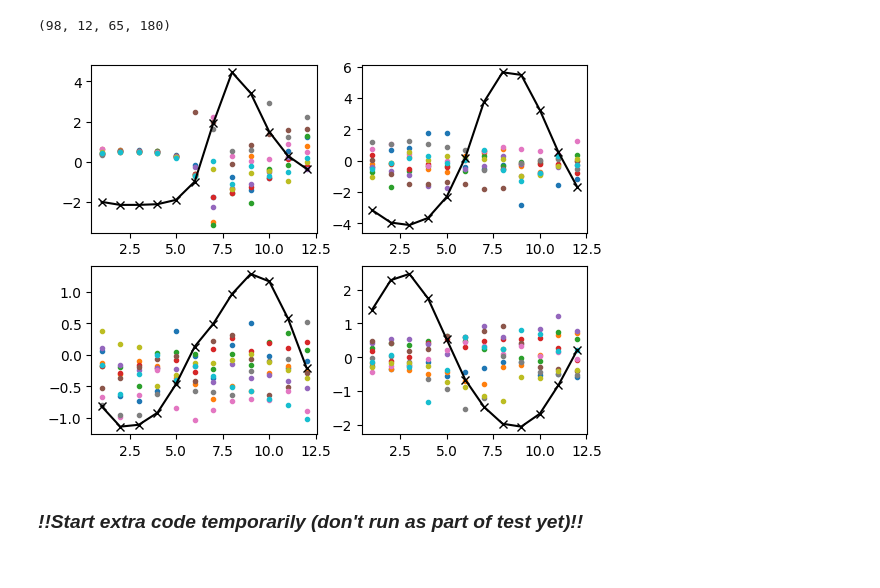
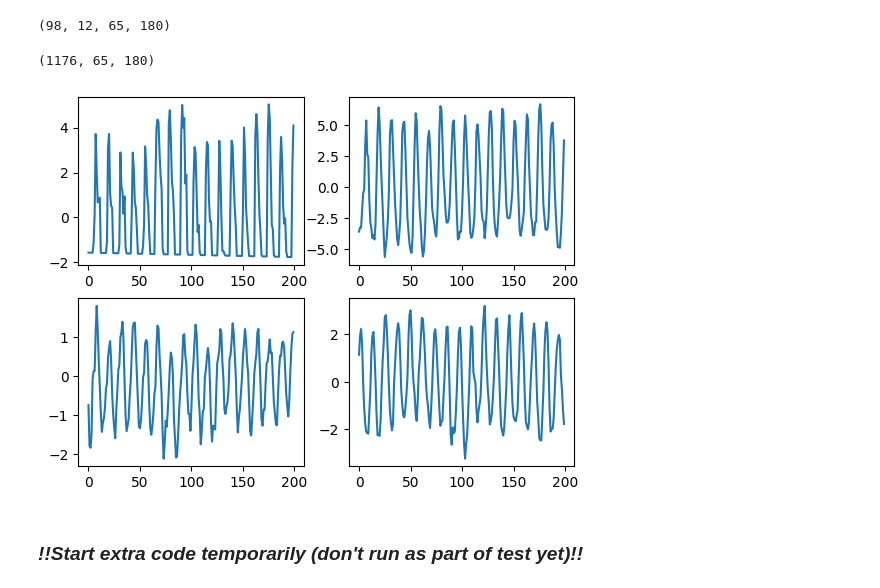
Before and after one commit to DeanHenze/Dask-with-cloud, a Jupyter notebook: examples/eof_ersst.ipynb, the cells around one changed output. Saved outputs shown, nothing was run; the diff lists cells and outputs as text; code cells hidden in the pictures.

```diff
--- a/examples/eof_ersst.ipynb
+++ b/examples/eof_ersst.ipynb
@@ -263,17 +238,30 @@ sst_detrend.shape
 # %% [output]
 (98, 12, 65, 180)
 # %%
-# Test plot of seasonal cycle and its subtraction at several gridpoint locations:
-fig3, axes3 = plt.subplots(2, 2)
+# # Test plot of seasonal cycle and its subtraction at several gridpoint locations:
+# fig3, axes3 = plt.subplots(2, 2)
 
-for ax, ii in zip(axes3.flatten(), idx_seasonaltest):
-    ax.plot(xdummy, sst_seasonal[:, *ii], color='k', marker='x')
-    for j in range(10): # Plot seasonal cycle for first 10 years
-        ax.scatter(xdummy, sst_detrend[j, :, *ii], marker='.')
+# for ax, ii in zip(axes3.flatten(), idx_seasonaltest):
+#     ax.plot(xdummy, sst_seasonal[:, *ii], color='k', marker='x')
+#     for j in range(10): # Plot seasonal cycle for first 10 years
+#         ax.scatter(xdummy, sst_detrend[j, :, *ii], marker='.')
-# %% [output]
-[figure, removed]
 # %%
 sst_detrend = sst_detrend.reshape(nt, nlat, nlon, order='C')
+# %%
+sst_detrend.shape
+# %% [output]
+(1176, 65, 180)
+# %%
+# Test plot of seasonal cycle removal at several gridpoint locations:
+fig3, axes3 = plt.subplots(2, 2)
+
+for ax, ii in zip(axes3.flatten(), idx_seasonaltest):
+    ax.plot(sst_detrend[:200, *ii])
+    #ax.plot(xdummy, sst_seasonal[:, *ii], color='k', marker='x')
+    #for j in range(10): # Plot seasonal cycle for first 10 years
+        #ax.scatter(xdummy, sst_detrend[j, :, *ii], marker='.')
+# %% [output]
+[figure, added]
 # %% [markdown]
 ### *!!Start extra code temporarily (don't run as part of test yet)!!*
 # %%
```
Also changed, not shown: parts of 22 cells of this notebook.
